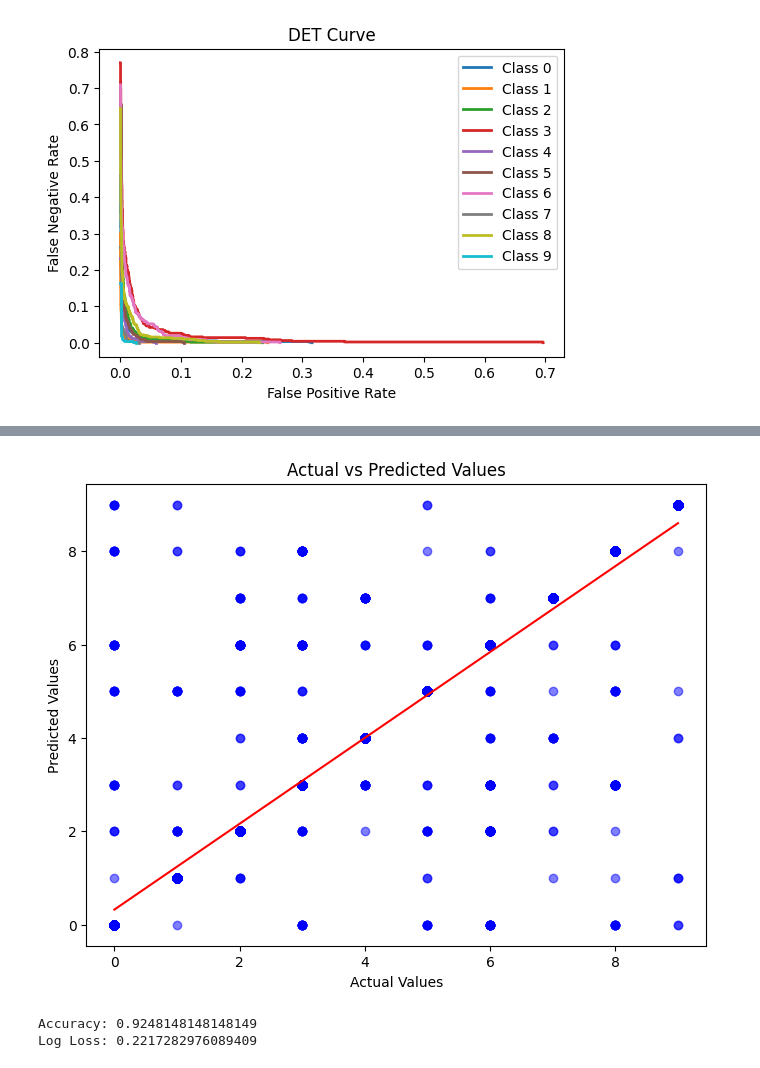
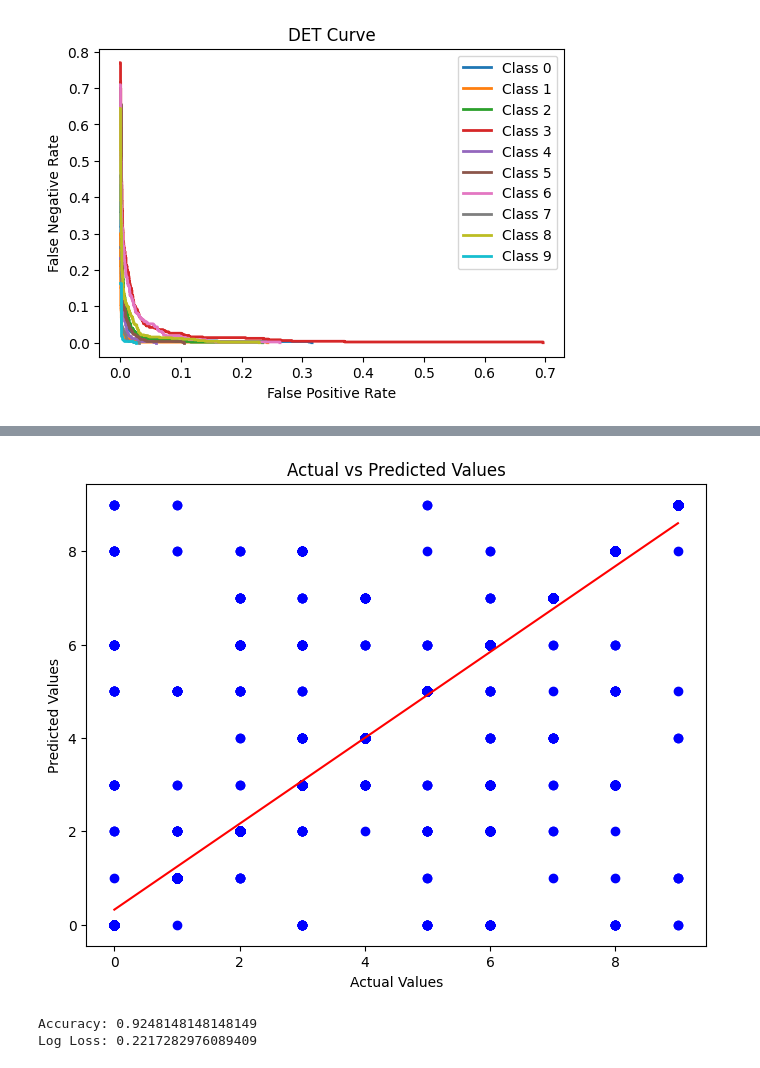
Before and after one commit to aym183/Satellite-Image-Classification, a Jupyter notebook: task2.ipynb, the cells around one changed output, grey strips where cells are left out. Saved outputs shown, nothing was run; the diff lists cells and outputs as text; code cells hidden in the pictures.

```diff
--- a/task2.ipynb
+++ b/task2.ipynb
@@ -284,8 +284,15 @@ plot_det_curve(y_test, y_pred_prob)
-# %%
-# WHAT DOES THIS MEAN?
-y_pred = mlp_training_holdout.predict(x_test_norm)
-plot_predicted_vs_actual(y_test, y_pred)
-# %% [output]
-[figure, removed]
+# %%
+# WHAT DOES THIS MEAN?
+y_pred = mlp_training_holdout.predict(x_test_norm)
+plt.figure(figsize=(8, 6))
+plt.scatter(y_test, y_pred, color='blue')
+plt.plot(np.unique(y_test), np.poly1d(np.polyfit(y_test, y_pred, 1))(np.unique(y_test)), color='red')
+plt.xlabel('Actual Values')
+plt.ylabel('Predicted Values')
+plt.title('Actual vs Predicted Values')
+plt.show()
+# plot_predicted_vs_actual(y_test, y_pred)
+# %% [output]
+[figure, added]
 # %%
 fetch_accuracy_score(y_test, y_pred)
```
Also changed, not shown: parts of 7 cells of this notebook, 4 other files.
